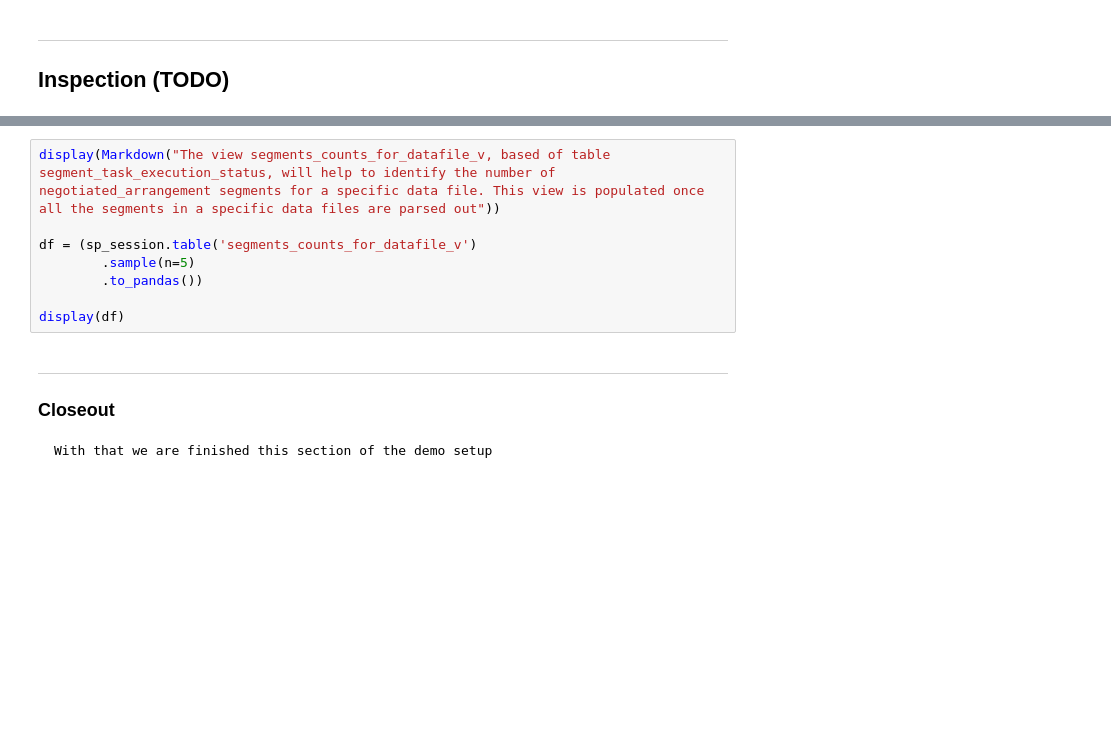
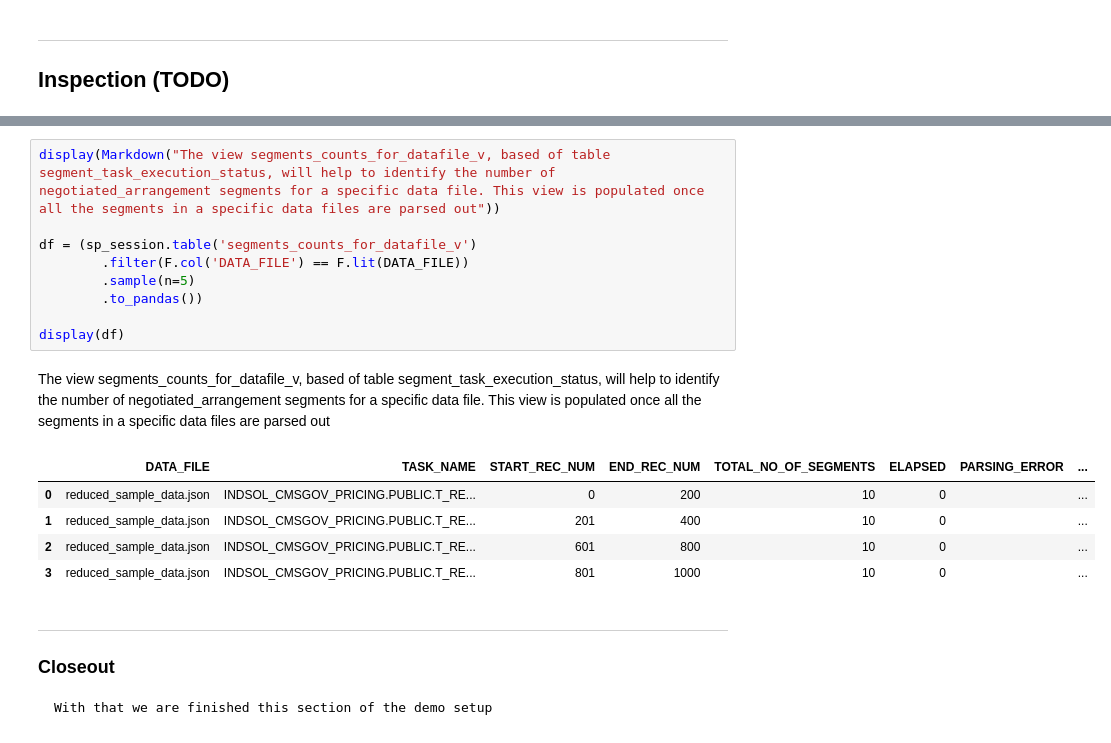
Before and after one commit to Snowflake-Labs/CMSgov-pricing-transparency, a Jupyter notebook: src/notebook/Load_segments_dag.ipynb, the cells around one changed output, grey strips where cells are left out. Saved outputs shown, nothing was run; the diff lists cells and outputs as text; blank space fills up the shorter version.

```diff
--- a/src/notebook/Load_segments_dag.ipynb
+++ b/src/notebook/Load_segments_dag.ipynb
@@ -270,11 +361,19 @@ display(df)
 # %%
 display(Markdown("The view segments_counts_for_datafile_v, based of table segment_task_execution_status, will help to identify the number of negotiated_arrangement segments for a specific data file. This view is populated once all the segments in a specific data files are parsed out"))
 
 df = (sp_session.table('segments_counts_for_datafile_v')
+        .filter(F.col('DATA_FILE') == F.lit(DATA_FILE))
         .sample(n=5)
         .to_pandas())
 
 display(df)
+# %% [output]
+The view segments_counts_for_datafile_v, based of table segment_task_execution_status, will help to identify the number of negotiated_arrangement segments for a specific data file. This view is populated once all the segments in a specific data files are parsed out
+|  | DATA_FILE | TASK_NAME | START_REC_NUM | END_REC_NUM | TOTAL_NO_OF_SEGMENTS | ELAPSED | PARSING_ERROR | ... |
+| 0 | reduced_sample_data.json | INDSOL_CMSGOV_PRICING.PUBLIC.T_RE... | 0 | 200 | 10 | 0 |  | ... |
+| 1 | reduced_sample_data.json | INDSOL_CMSGOV_PRICING.PUBLIC.T_RE... | 201 | 400 | 10 | 0 |  | ... |
+| 2 | reduced_sample_data.json | INDSOL_CMSGOV_PRICING.PUBLIC.T_RE... | 601 | 800 | 10 | 0 |  | ... |
+| 3 | reduced_sample_data.json | INDSOL_CMSGOV_PRICING.PUBLIC.T_RE... | 801 | 1000 | 10 | 0 |  | ... |
 # %% [markdown]
 ---
 ### Closeout
```
Also changed, not shown: parts of 18 cells of this notebook, 8 other files.
